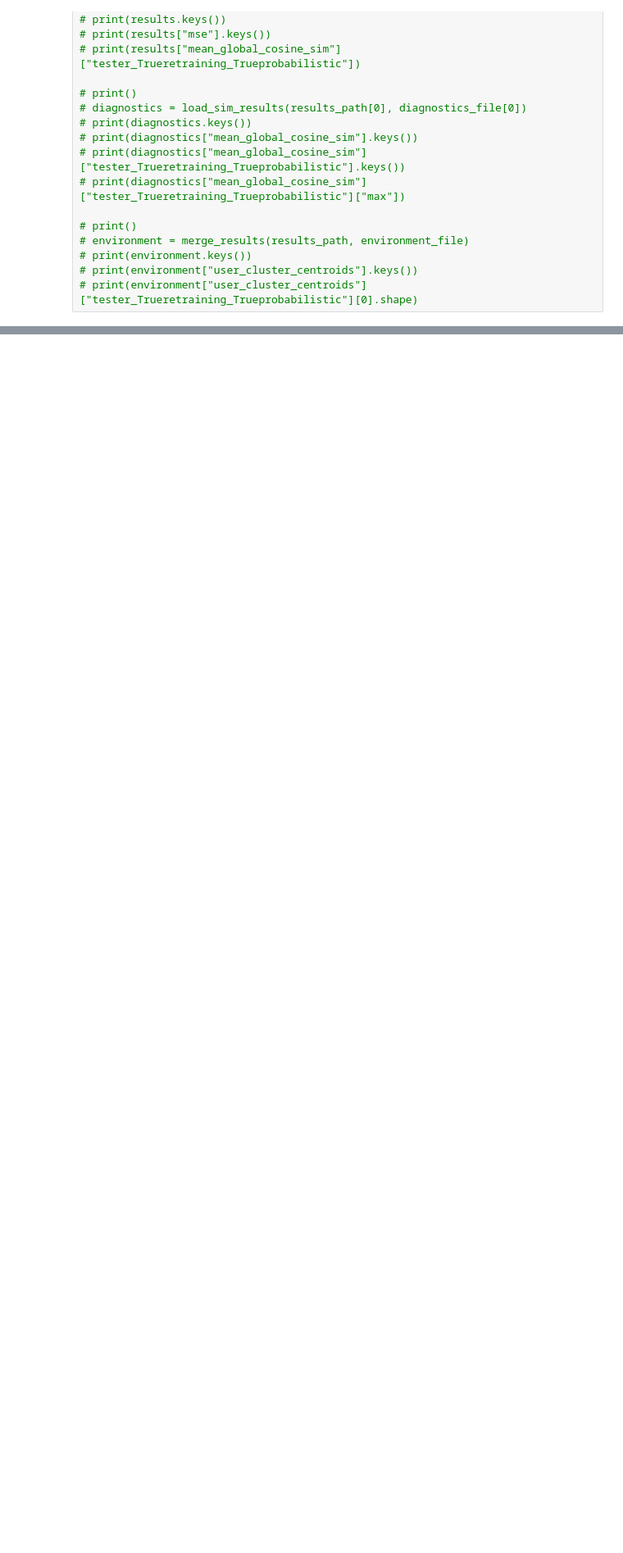
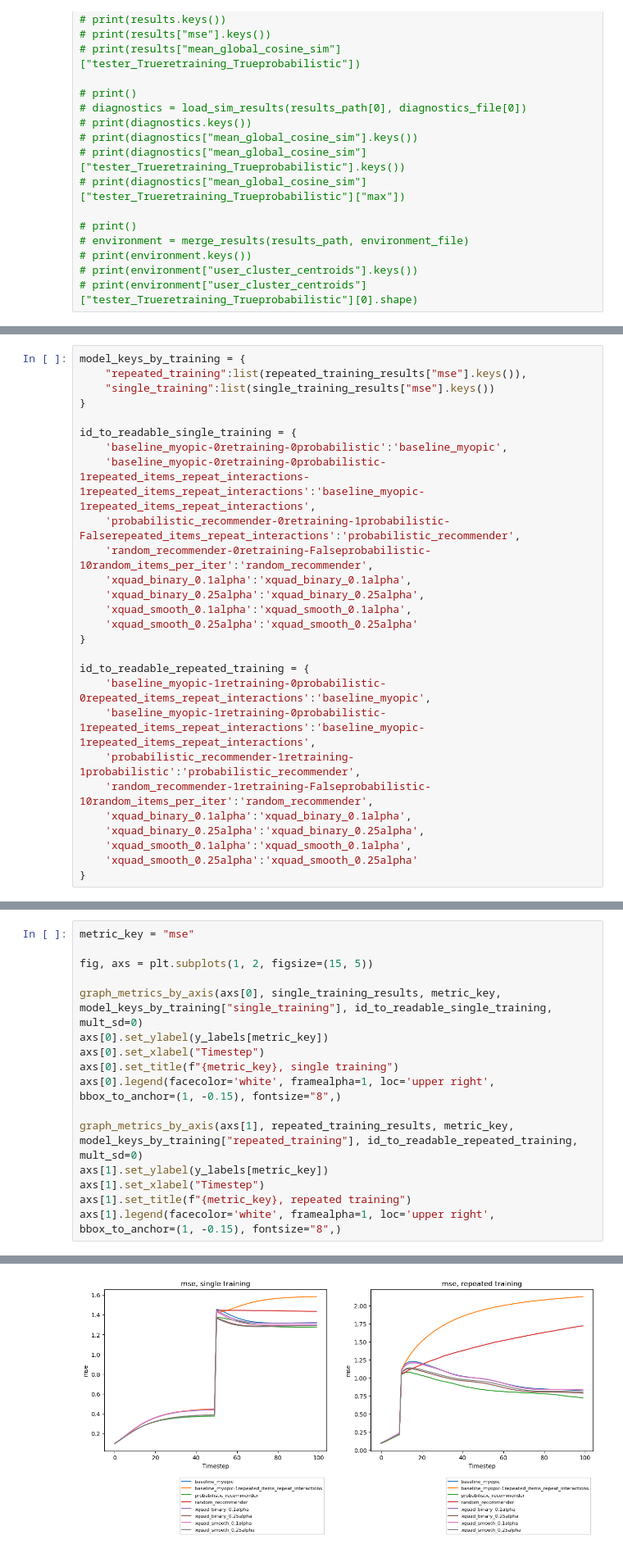
Before and after one commit to madisonthantu/T-RECS-RS-research, a Jupyter notebook: sim_experiments/sim_exp_results_analysis.ipynb, the cells around one changed output, grey strips where cells are left out. Shown: that part at 82% size. Saved outputs shown, nothing was run; the diff lists cells and outputs as text; blank space fills up the shorter version.

```diff
--- a/sim_experiments/sim_exp_results_analysis.ipynb
+++ b/sim_experiments/sim_exp_results_analysis.ipynb
@@ -108,0 +211,27 @@ dict_keys(['xquad_binary_0.1alpha', 'xquad_binary_0.25alpha', 'random_recommende
+# %%
+model_keys_by_training = {
+    "repeated_training":list(repeated_training_results["mse"].keys()),
+    "single_training":list(single_training_results["mse"].keys())
+}
+
+id_to_readable_single_training = {
+    'baseline_myopic-0retraining-0probabilistic':'baseline_myopic',
+    'baseline_myopic-0retraining-0probabilistic-1repeated_items_repeat_interactions-1repeated_items_repeat_interactions':'baseline_myopic-1repeated_items_repeat_interactions',
+    'probabilistic_recommender-0retraining-1probabilistic-Falserepeated_items_repeat_interactions':'probabilistic_recommender',
+    'random_recommender-0retraining-Falseprobabilistic-10random_items_per_iter':'random_recommender',
+    'xquad_binary_0.1alpha':'xquad_binary_0.1alpha',
+    'xquad_binary_0.25alpha':'xquad_binary_0.25alpha',
+    'xquad_smooth_0.1alpha':'xquad_smooth_0.1alpha',
+    'xquad_smooth_0.25alpha':'xquad_smooth_0.25alpha'
+}
+
+id_to_readable_repeated_training = {
+    'baseline_myopic-1retraining-0probabilistic-0repeated_items_repeat_interactions':'baseline_myopic',
+    'baseline_myopic-1retraining-0probabilistic-1repeated_items_repeat_interactions':'baseline_myopic-1repeated_items_repeat_interactions',
+    'probabilistic_recommender-1retraining-1probabilistic':'probabilistic_recommender',
+    'random_recommender-1retraining-Falseprobabilistic-10random_items_per_iter':'random_recommender',
+    'xquad_binary_0.1alpha':'xquad_binary_0.1alpha',
+    'xquad_binary_0.25alpha':'xquad_binary_0.25alpha',
+    'xquad_smooth_0.1alpha':'xquad_smooth_0.1alpha',
+    'xquad_smooth_0.25alpha':'xquad_smooth_0.25alpha'
+}
@@ -108,0 +240,17 @@ dict_keys(['xquad_binary_0.1alpha', 'xquad_binary_0.25alpha', 'random_recommende
+# %%
+metric_key = "mse"
+
+fig, axs = plt.subplots(1, 2, figsize=(15, 5))
+
+graph_metrics_by_axis(axs[0], single_training_results, metric_key, model_keys_by_training["single_training"], id_to_readable_single_training, mult_sd=0)
+axs[0].set_ylabel(y_labels[metric_key])
+axs[0].set_xlabel("Timestep")
+axs[0].set_title(f"{metric_key}, single training")
+axs[0].legend(facecolor='white', framealpha=1, loc='upper right', bbox_to_anchor=(1, -0.15), fontsize="8",)
+
+graph_metrics_by_axis(axs[1], repeated_training_results, metric_key, model_keys_by_training["repeated_training"], id_to_readable_repeated_training, mult_sd=0)
+axs[1].set_ylabel(y_labels[metric_key])
+axs[1].set_xlabel("Timestep")
+axs[1].set_title(f"{metric_key}, repeated training")
+axs[1].legend(facecolor='white', framealpha=1, loc='upper right', bbox_to_anchor=(1, -0.15), fontsize="8",)
+# %% [output]
@@ -108,0 +258 @@ dict_keys(['xquad_binary_0.1alpha', 'xquad_binary_0.25alpha', 'random_recommende
+[figure, added]
```
Also changed, not shown: parts of 14 cells of this notebook, 4 other files.
